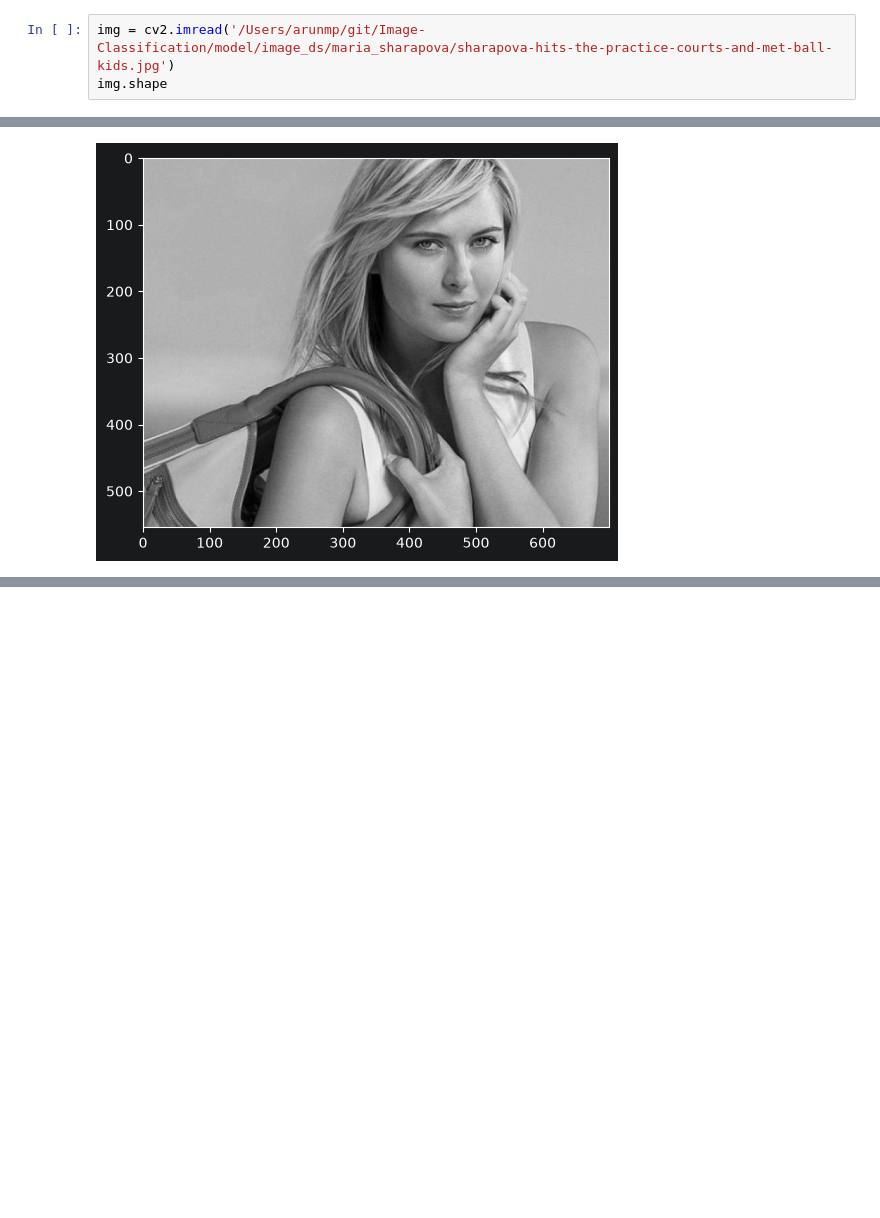
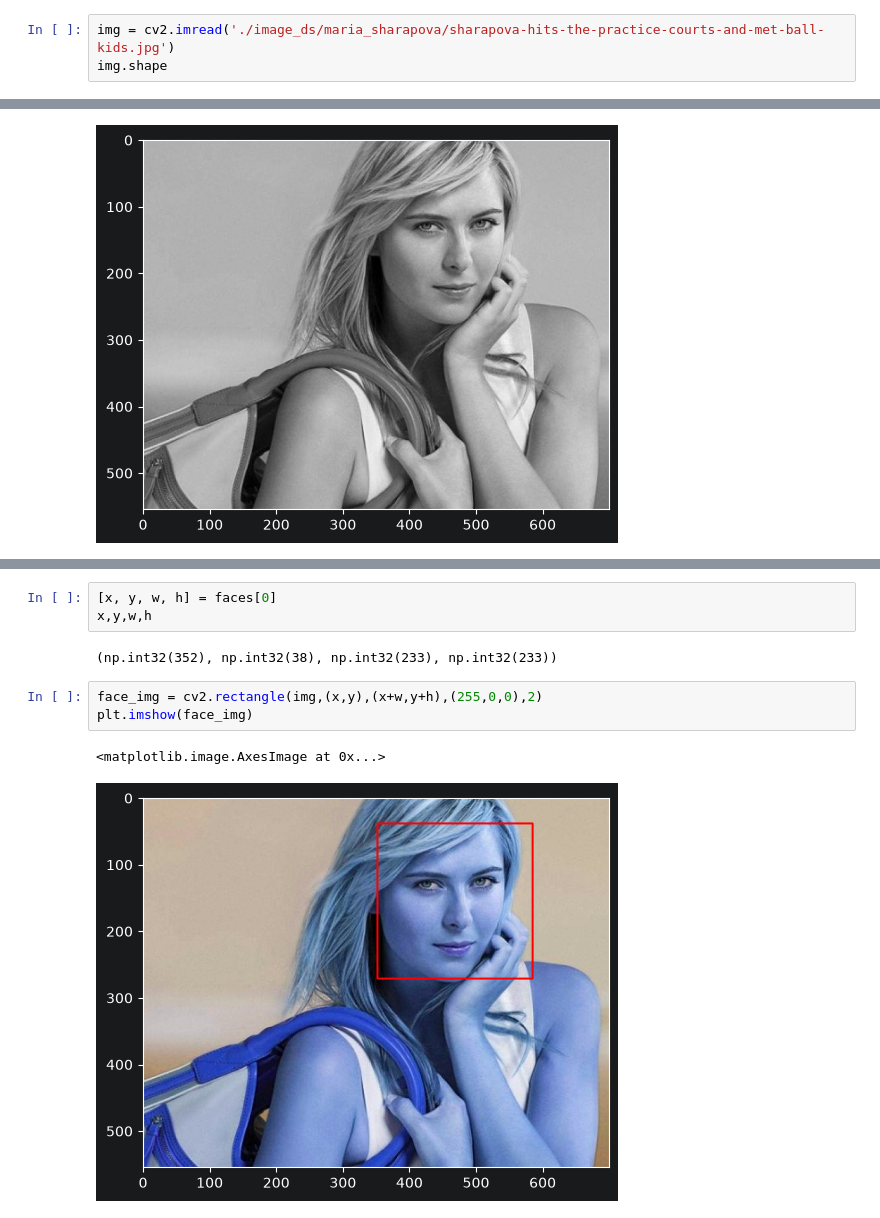
Before and after one commit to Aruunprakash/Image-Classification, a Jupyter notebook: model/class_model.ipynb, the cells around one changed output, grey strips where cells are left out. Cells and saved outputs as stored; diff of their text form; blank space fills up the shorter version.

```diff
--- a/model/class_model.ipynb
+++ b/model/class_model.ipynb
@@ -4,7 +4,7 @@ import matplotlib.pyplot as plt
 import matplotlib
 import cv2
 # %%
-img = cv2.imread('/Users/arunmp/git/Image-Classification/model/image_ds/maria_sharapova/sharapova-hits-the-practice-courts-and-met-ball-kids.jpg')
+img = cv2.imread('./image_ds/maria_sharapova/sharapova-hits-the-practice-courts-and-met-ball-kids.jpg')
 img.shape
 # %% [output]
 (555, 700, 3)
@@ -23,0 +33,11 @@ plt.imshow(gray,cmap='gray')
+# %%
+[x, y, w, h] = faces[0]
+x,y,w,h
+# %% [output]
+(np.int32(352), np.int32(38), np.int32(233), np.int32(233))
+# %%
+face_img = cv2.rectangle(img,(x,y),(x+w,y+h),(255,0,0),2)
+plt.imshow(face_img)
+# %% [output]
+<matplotlib.image.AxesImage at 0x...>
+[figure, added]
```
Also changed, not shown: parts of 5 cells of this notebook.
